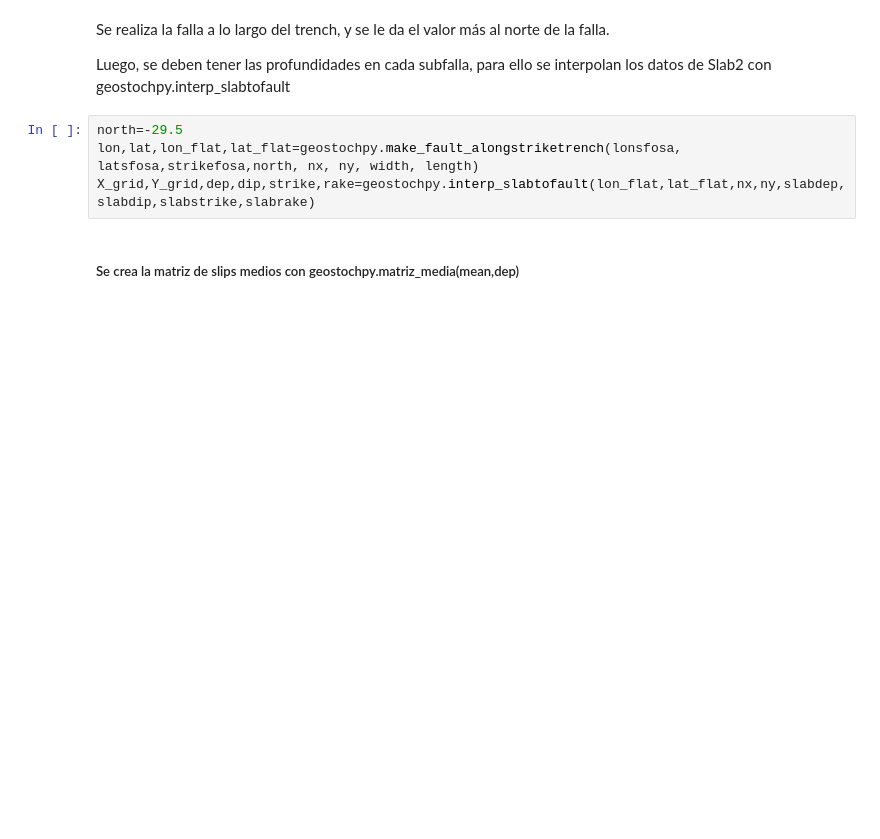
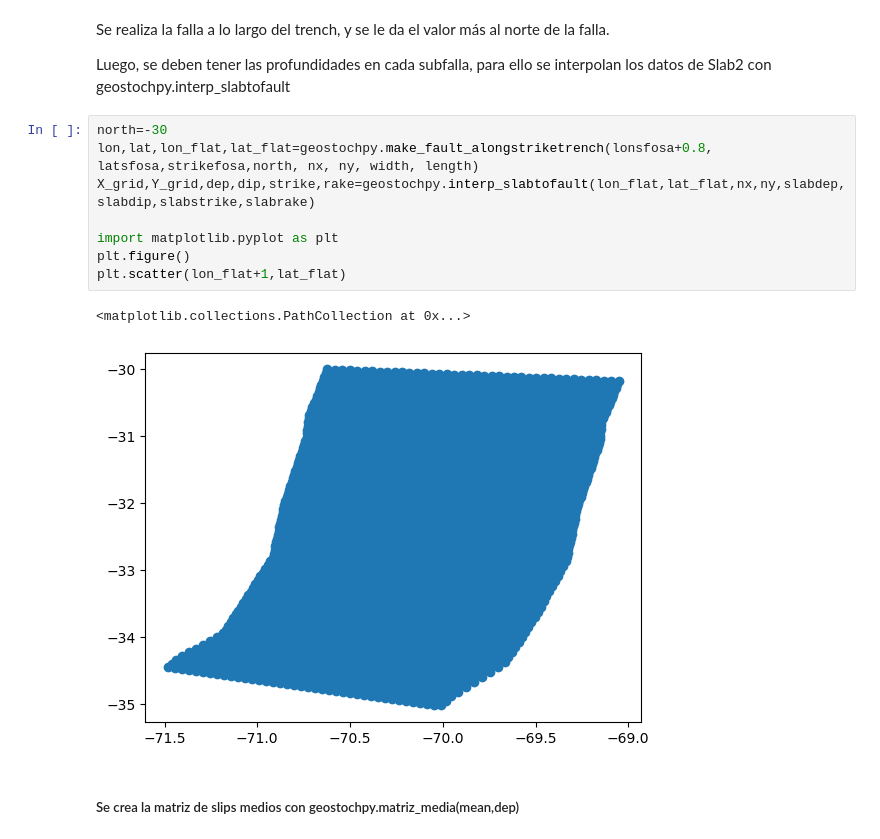
Before and after one commit to alexvillarroel/StochasticSlipGenerator, a Jupyter notebook: util_functions/notebooks/Case2D-Karhunen-Loeve.ipynb, the cells around one changed output. Drawn from its saved outputs; the diff is of its cells as text; blank space fills up the shorter version.

```diff
--- a/util_functions/notebooks/Case2D-Karhunen-Loeve.ipynb
+++ b/util_functions/notebooks/Case2D-Karhunen-Loeve.ipynb
@@ -76,9 +87,16 @@ Se realiza la falla a lo largo del trench, y se le da el valor más al norte de
 
 Luego, se deben tener las profundidades en cada subfalla, para ello se interpolan los datos de Slab2 con geostochpy.interp_slabtofault
 # %%
-north=-29.5
-lon,lat,lon_flat,lat_flat=geostochpy.make_fault_alongstriketrench(lonsfosa, latsfosa,strikefosa,north, nx, ny, width, length)
+north=-30
+lon,lat,lon_flat,lat_flat=geostochpy.make_fault_alongstriketrench(lonsfosa+0.8, latsfosa,strikefosa,north, nx, ny, width, length)
 X_grid,Y_grid,dep,dip,strike,rake=geostochpy.interp_slabtofault(lon_flat,lat_flat,nx,ny,slabdep,slabdip,slabstrike,slabrake)
+
+import matplotlib.pyplot as plt
+plt.figure()
+plt.scatter(lon_flat+1,lat_flat)
+# %% [output]
+<matplotlib.collections.PathCollection at 0x...>
+[figure, added]
 # %% [markdown]
 ##### Se crea la matriz de slips medios con geostochpy.matriz_media(mean,dep)
 # %%
```
Also changed, not shown: parts of 4 cells of this notebook, 6 other files.
